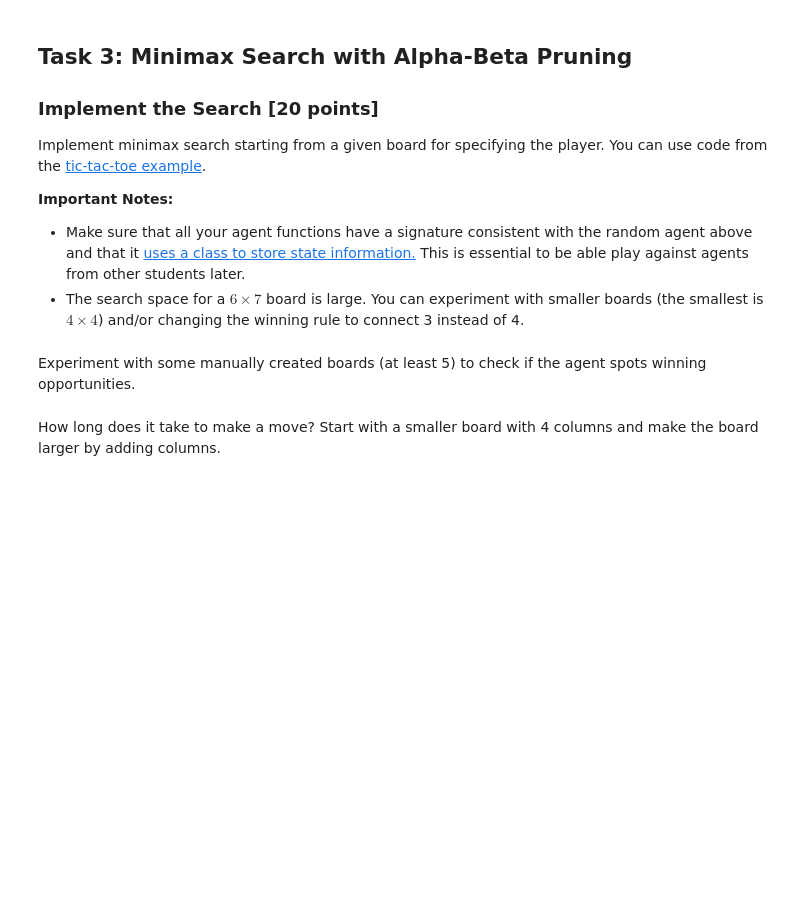
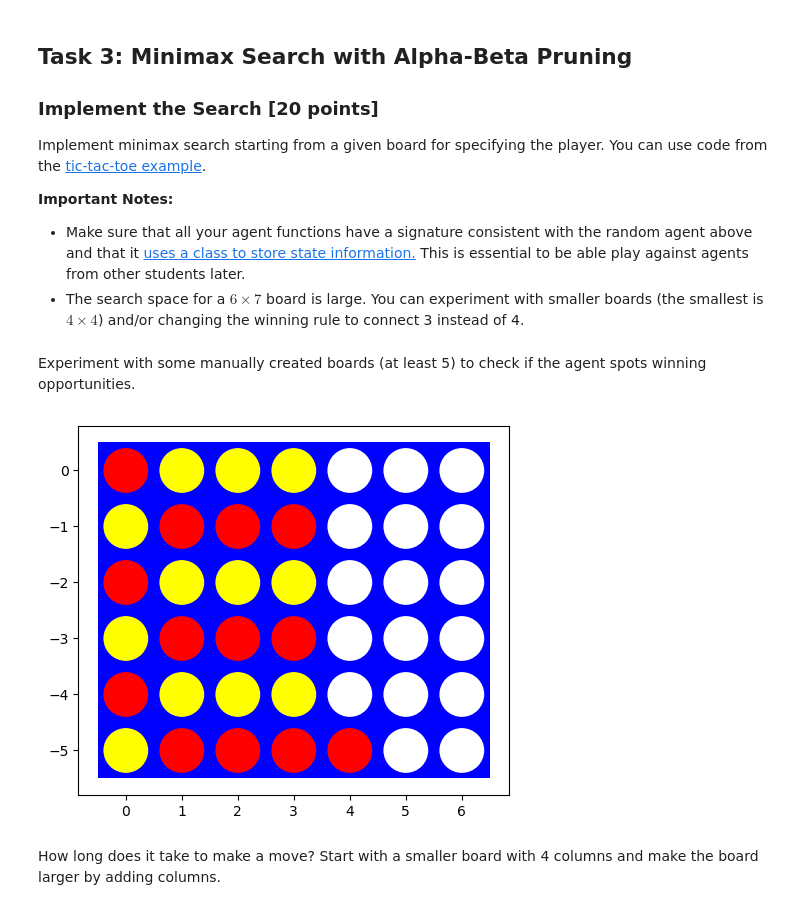
Before and after one commit to Mikecamdo/ArtificialIntelligence, a Jupyter notebook: Assignment 5/assignment_connect4.ipynb, the cells around one changed output. Saved outputs shown, nothing was run; the diff lists cells and outputs as text; code cells hidden in the pictures; blank space fills up the shorter version.

Commit message:
Began Minimax
Implemented my initial minimax algorithm (which doesn't work properly yet)

```diff
--- a/Assignment 5/assignment_connect4.ipynb
+++ b/Assignment 5/assignment_connect4.ipynb
@@ -227,3 +294,15 @@ Experiment with some manually created boards (at least 5) to check if the agent
+# %%
+# Your code/ answer goes here.
+agent = Minimax_Search(debug=0)
+
+board = empty_board()
+
+while terminal(board) == False:
+    value, move = agent.make_move(board.copy())
+    board = result(board, move)
+    visualize(board)
+# %% [output]
+[figure, added]
 # %% [markdown]
 How long does it take to make a move? Start with a smaller board with 4 columns and make the board larger by adding columns.
 # %%
```
Also changed, not shown: parts of 3 cells of this notebook.
